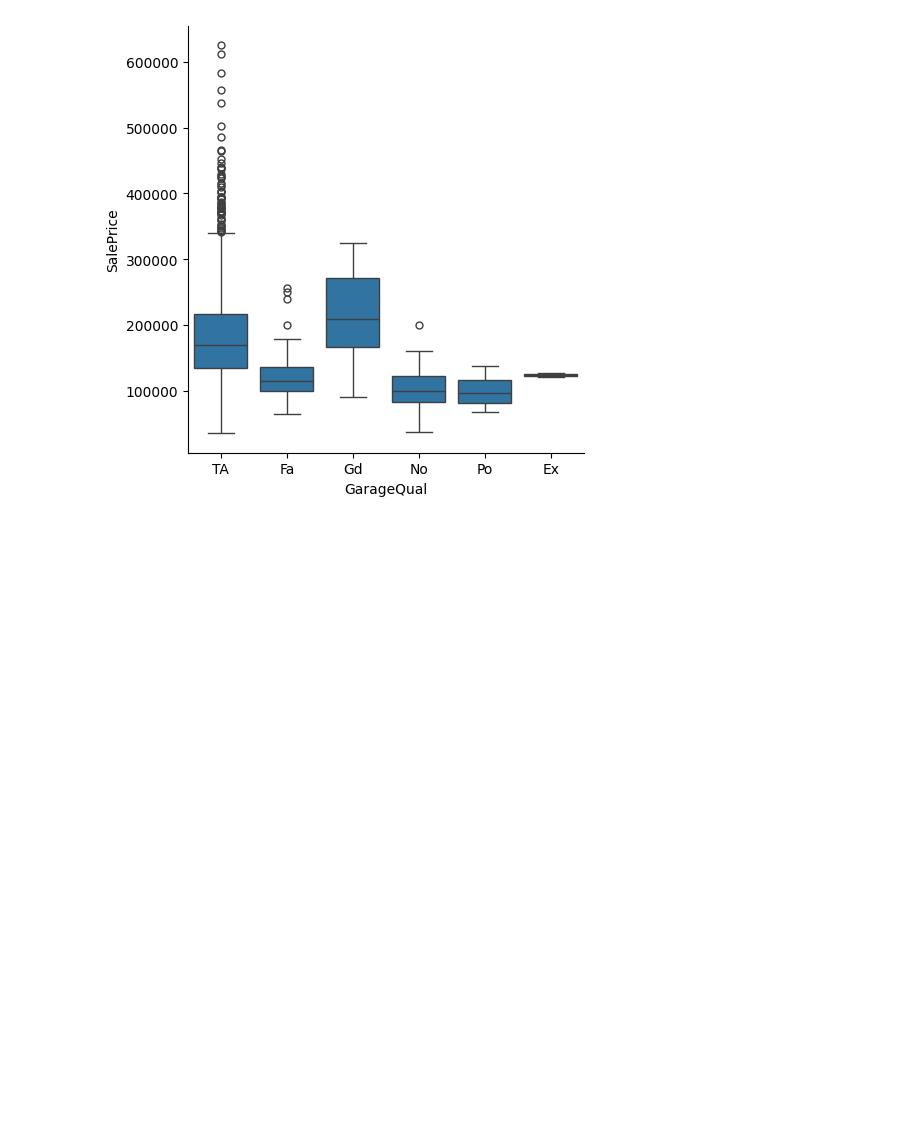
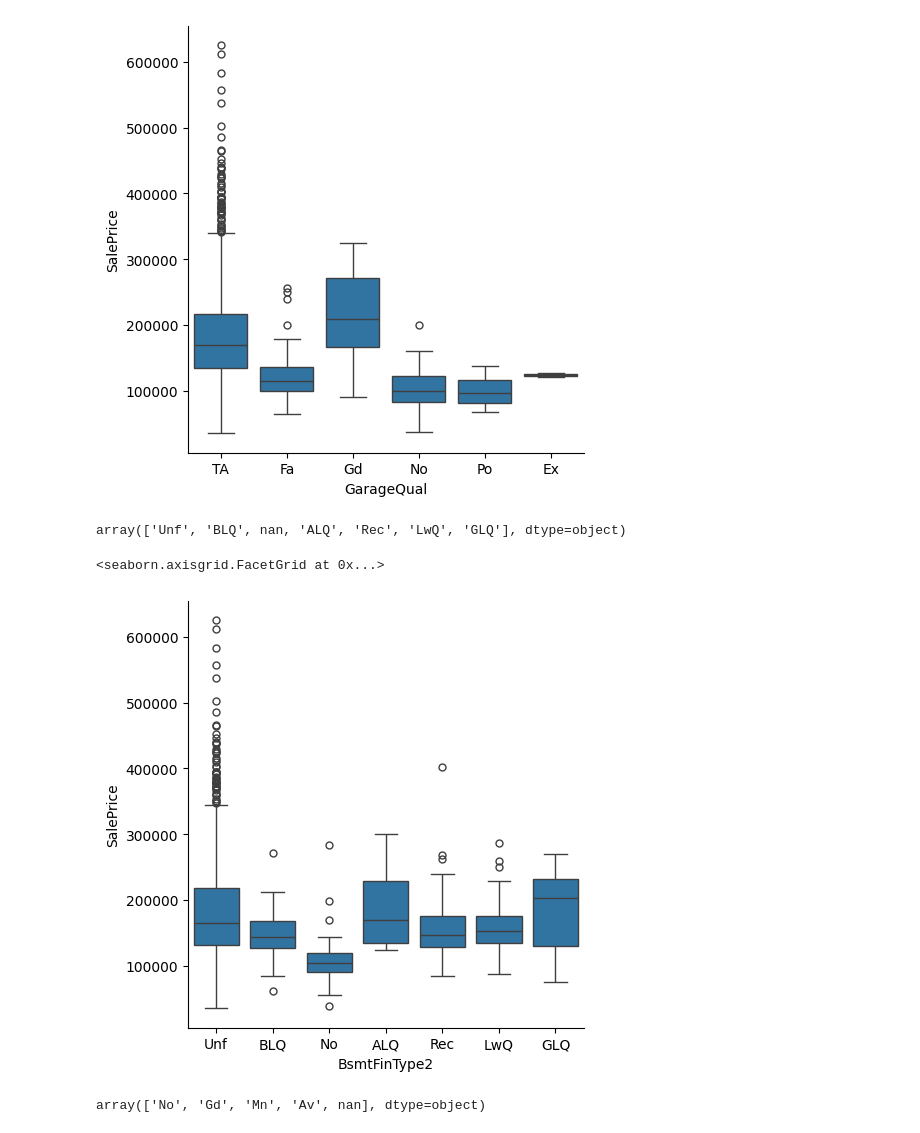
Before and after one commit to maxellmilay/house-pricing-prediction, a Jupyter notebook: model.ipynb, the cells around one changed output. Cells and saved outputs as stored; diff of their text form; code cells hidden in the pictures; blank space fills up the shorter version.

```diff
--- a/model.ipynb
+++ b/model.ipynb
@@ -248,5 +292,5 @@ sns.catplot(data=train_df, x='GarageFinish', y='SalePrice', kind='box')
 <seaborn.axisgrid.FacetGrid at 0x...>
 [figure]
 # %%
-train_df['GarageQual'].fillna('No', inplace=True)
-test_df['GarageQual'].fillna('No', inplace=True)
+train_df.fillna({'GarageQual': 'No'}, inplace=True)
+test_df.fillna({'GarageQual': 'No'}, inplace=True)
@@ -268,3 +299,19 @@ sns.catplot(data=train_df, x='GarageQual', y='SalePrice', kind='box')
 # %% [output]
 <seaborn.axisgrid.FacetGrid at 0x...>
 [figure]
+# %%
+train_df['BsmtFinType2'].unique()
+# %% [output]
+array(['Unf', 'BLQ', nan, 'ALQ', 'Rec', 'LwQ', 'GLQ'], dtype=object)
+# %%
+train_df.fillna({'BsmtFinType2': 'Unf'}, inplace=True)
+test_df.fillna({'BsmtFinType2': 'Unf'}, inplace=True)
+# %%
+sns.catplot(data=train_df, x='BsmtFinType2', y='SalePrice', kind='box')
+# %% [output]
+<seaborn.axisgrid.FacetGrid at 0x...>
+[figure, added]
+# %%
+train_df['BsmtExposure'].unique()
+# %% [output]
+array(['No', 'Gd', 'Mn', 'Av', nan], dtype=object)
```
Also changed, not shown: parts of 22 cells of this notebook.
